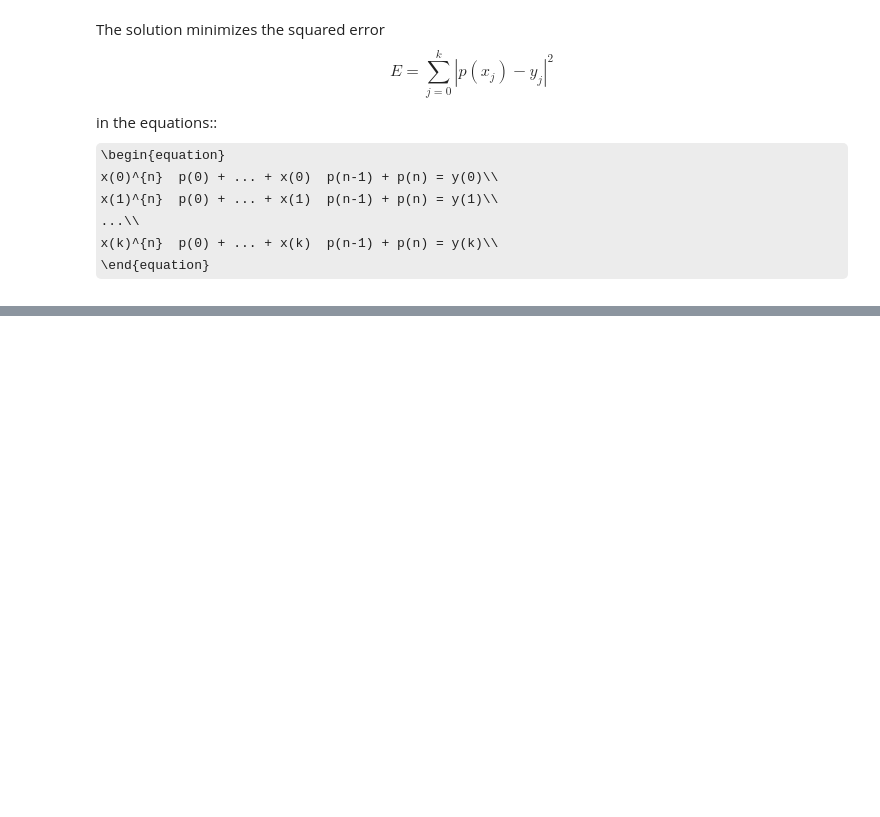
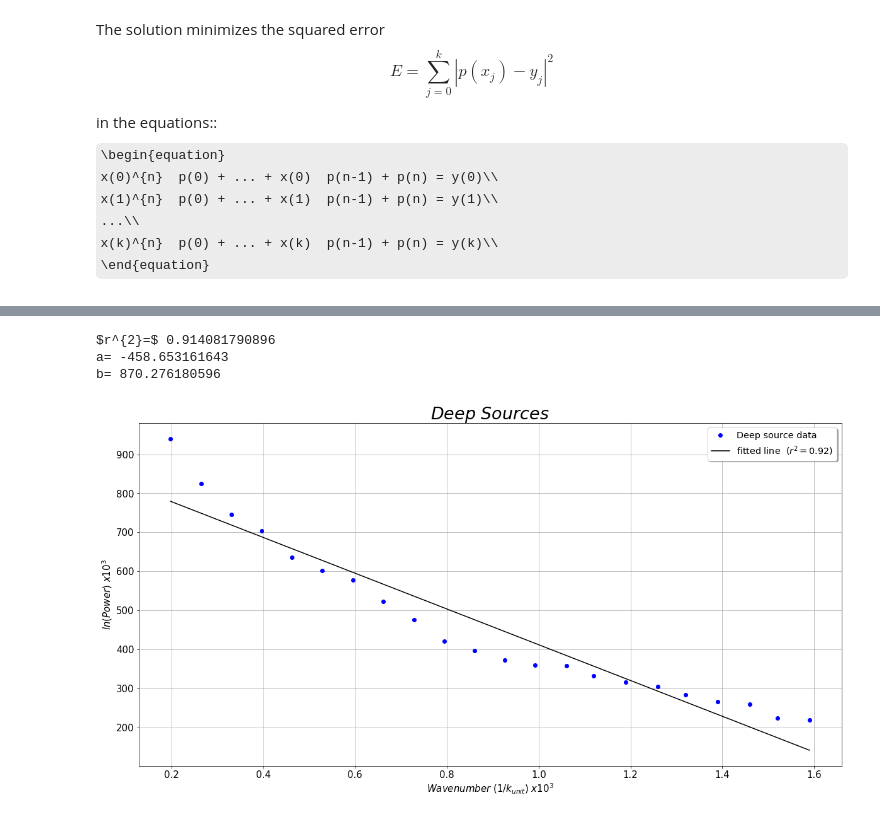
Before and after one commit to VictorCarreira/Power-Spectrum-, a Jupyter notebook: Power Spectrum.ipynb, the cells around one changed output, grey strips where cells are left out. Drawn from its saved outputs; the diff is of its cells as text; code cells hidden in the pictures; some formulas as TeX source; blank space fills up the shorter version.

```diff
--- a/Power Spectrum.ipynb
+++ b/Power Spectrum.ipynb
@@ -141,3 +78,11 @@ in the equations::
     ...\\
     x(k)^{n}  p(0) + ... + x(k)  p(n-1) + p(n) = y(k)\\
     \end{equation}
+# %%
+#Subdividindo o conjunto de dados em fonte profunda:
+
+df = pd.DataFrame(index = dado)
+deep = dado.head(22
+                )
+#dado.tail(5)w
+print(deep)
@@ -144,3 +107,53 @@ in the equations::
+# %%
+#Gerando o Gráfico do escpetro de potência para fontes profundas:
+
+
+
+x=deep.iloc[:,0]/1000 #Normalizando o gráfico
+y=deep.iloc[:,2]/1000 #Normalizando o gráfico
+
+#usando o polyfit
+#p = np.polyfit(x, y,deg=1)
+#p = np.poly1d(y)
+
+
+#p = np.linalg.lstsq(dado,dado,rcond=-1)
+
+#sm.OLS(x,y)
+
+
+#usando o stats.linregress
+
+#p = sp.stats.linregress(x,y)
+
+slope, intercept, r_value, p_value, std_err = sp.stats.linregress(x, y) #Calcula a regressão
+print("$r^{2}=$", r_value**2) # Cálculo do valor de ajuste
+print("a=", slope)
+print("b=", intercept)
+
+py.rcParams['figure.figsize'] = (20.0, 10.0)#Redimensiona a figura
+
+plt.plot( x, y, 'bo', label='Deep source data') # green bolinha
+#plt.plot( x, y, 'k:', color='black') # linha pontilha orange
+#plt.plot( p, '--', color='black')
+plt.plot(x, intercept + slope*x, 'black', label='fitted line  $(r^{2}=0.92)$')
+
+legend = plt.legend(loc='upper right', shadow=True, fontsize='x-large')
+
+plt.title("$Deep$ $Sources$", fontweight='normal', fontsize=27)
+plt.tick_params(axis='both', labelsize=15)#aumenta o tamanho dos valores nos eixos
+
+plt.grid(True)
+plt.xlabel("$Wavenumber$ $(1/k_{unit})$ $x 10^{3}$", fontsize=15)
+plt.ylabel("$ln (Power)$ $x 10^{3}$", fontsize=15)
+plt.savefig('Imagens/Deep280118.eps')
+plt.show()
+plt.close()
+# %% [output]
+$r^{2}=$ 0.914081790896
+a= -458.653161643
+b= 870.276180596
+[figure, added]
 # %%
 #Subdividindo o conjunto de dados em fonte rasa:
 
```
Also changed, not shown: parts of 7 cells of this notebook.
